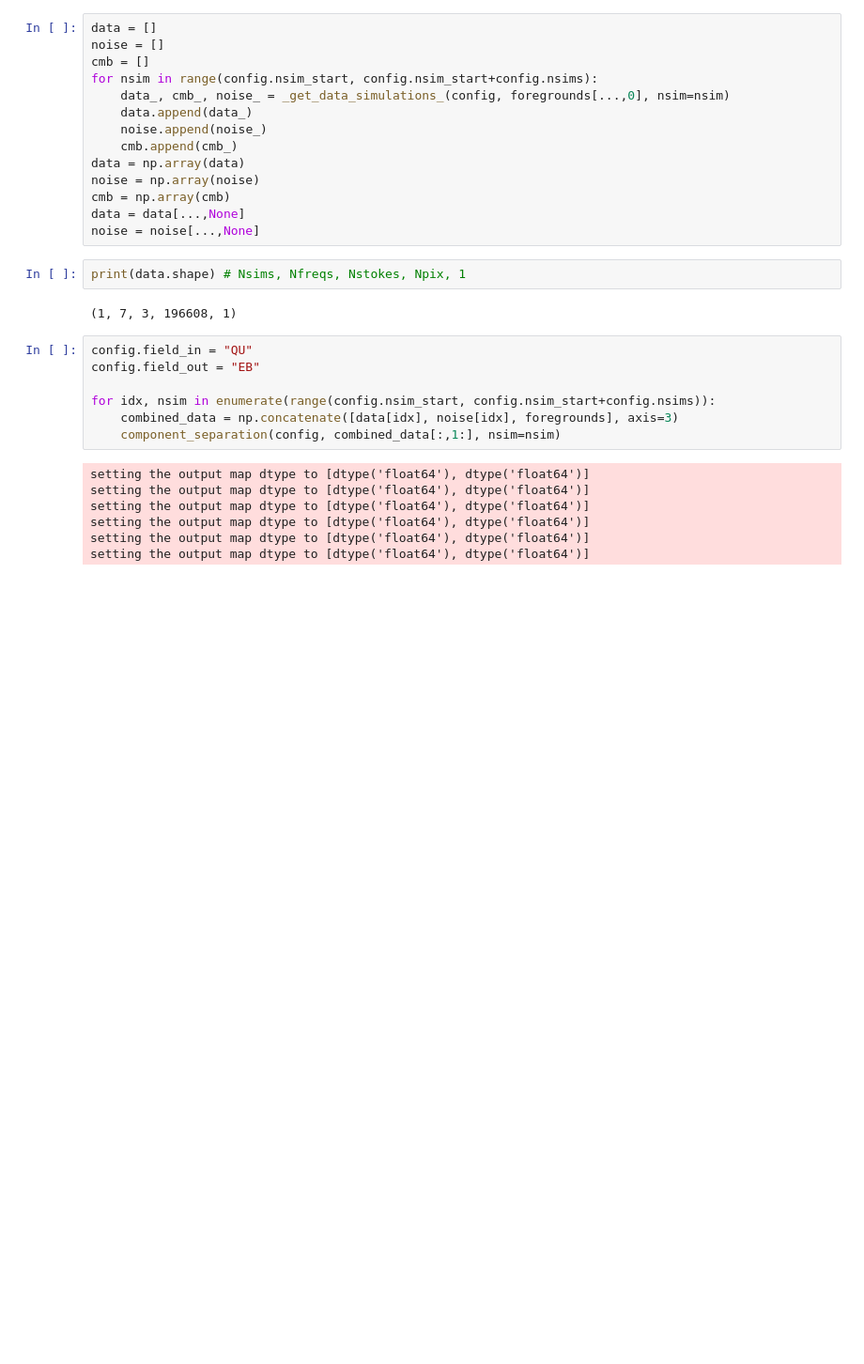
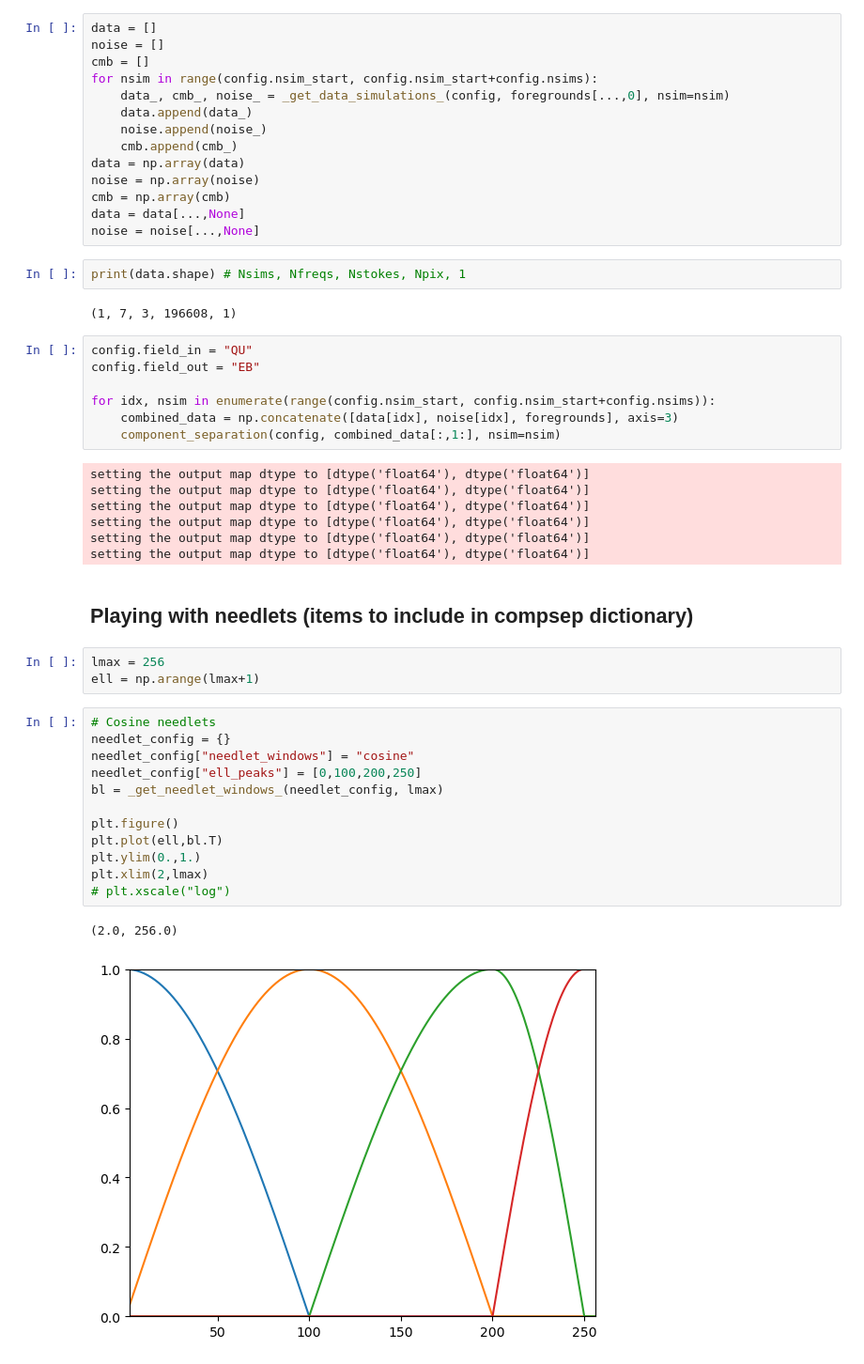
Before and after one commit to alecarones/broom, a Jupyter notebook: tutorial.ipynb, the cells around one changed output. Shown at 94% size. Cells and saved outputs as stored; diff of their text form; blank space fills up the shorter version.

```diff
--- a/tutorial.ipynb
+++ b/tutorial.ipynb
@@ -64,3 +64,23 @@ setting the output map dtype to [dtype('float64'), dtype('float64')]
 setting the output map dtype to [dtype('float64'), dtype('float64')]
 setting the output map dtype to [dtype('float64'), dtype('float64')]
 setting the output map dtype to [dtype('float64'), dtype('float64')]
+# %% [markdown]
+## Playing with needlets (items to include in compsep dictionary)
+# %%
+lmax = 256
+ell = np.arange(lmax+1)
+# %%
+# Cosine needlets
+needlet_config = {}
+needlet_config["needlet_windows"] = "cosine"
+needlet_config["ell_peaks"] = [0,100,200,250]
+bl = _get_needlet_windows_(needlet_config, lmax)
+
+plt.figure()
+plt.plot(ell,bl.T)
+plt.ylim(0.,1.)
+plt.xlim(2,lmax)
+# plt.xscale("log")
+# %% [output]
+(2.0, 256.0)
+[figure, added]
```
Also changed, not shown: parts of 2 cells of this notebook.
